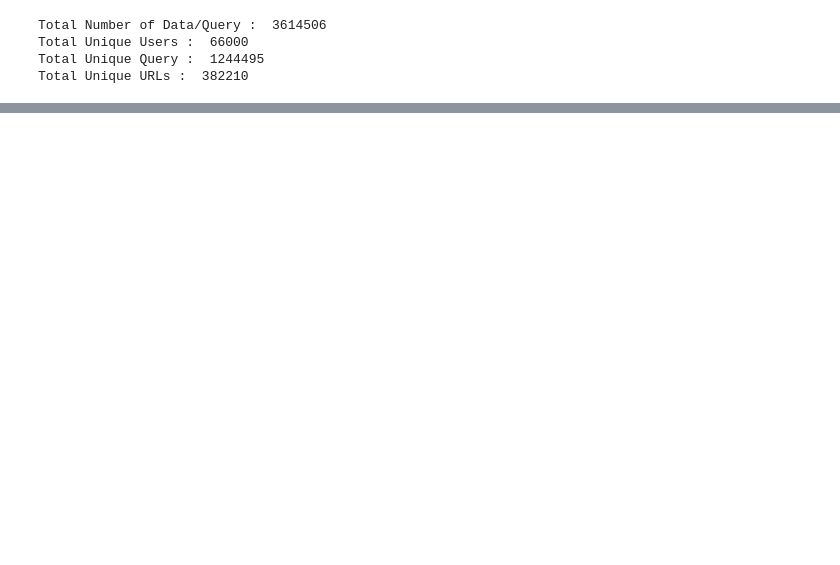
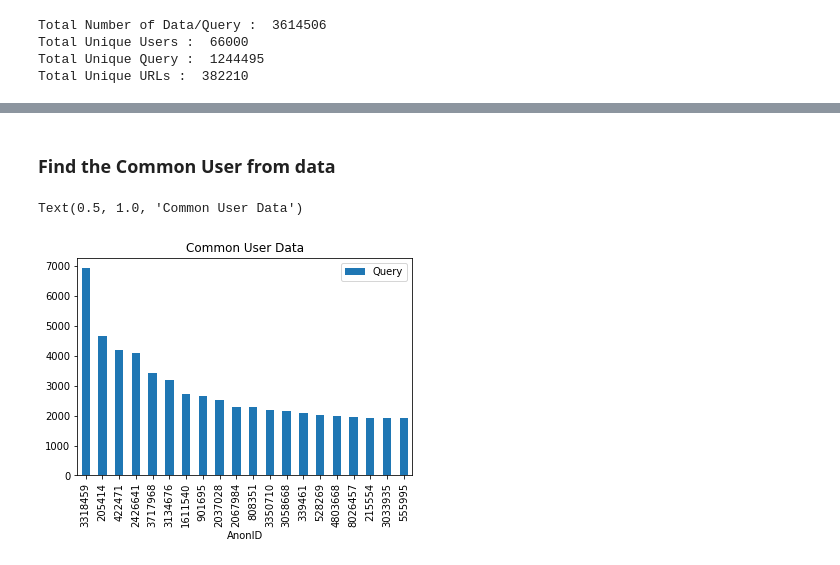
Before and after one commit to bordeprashant/AOL_Task, a Jupyter notebook: Data_Task.ipynb, the cells around one changed output, grey strips where cells are left out. Saved outputs shown, nothing was run; the diff lists cells and outputs as text; code cells hidden in the pictures; blank space fills up the shorter version.

```diff
--- a/Data_Task.ipynb
+++ b/Data_Task.ipynb
@@ -23,2 +26,0 @@ import datetime as dt
-# %%
-data['QueryTime']= pd.to_datetime(data['QueryTime'])
@@ -140,0 +55,5 @@ plt.show()
+# %%
+data['QueryDay'] = pd.to_datetime(data['QueryTime']).apply(lambda x: x.date())
+data['QueryDate'] = pd.to_datetime(data['QueryTime']).apply(lambda x: x.date())
+data['QueryTimeStamp'] = pd.to_datetime(data['QueryTime']).apply(lambda x: x.time())
+data['TOD'] = data['QueryTimeStamp'].apply(lambda x: timeOfDay(x))
@@ -140,0 +69,10 @@ plt.show()
+# %% [markdown]
+### Find the Common User from data
+# %%
+common_users = data.groupby(['AnonID'])['Query'].count().to_frame()
+common_users= common_users.sort_values(by='Query', ascending=False)
+common_users.head(20).plot(kind='bar')
+plt.title('Common User Data')
+# %% [output]
+Text(0.5, 1.0, 'Common User Data')
+[figure, added]
```
Also changed, not shown: parts of 64 cells of this notebook.
